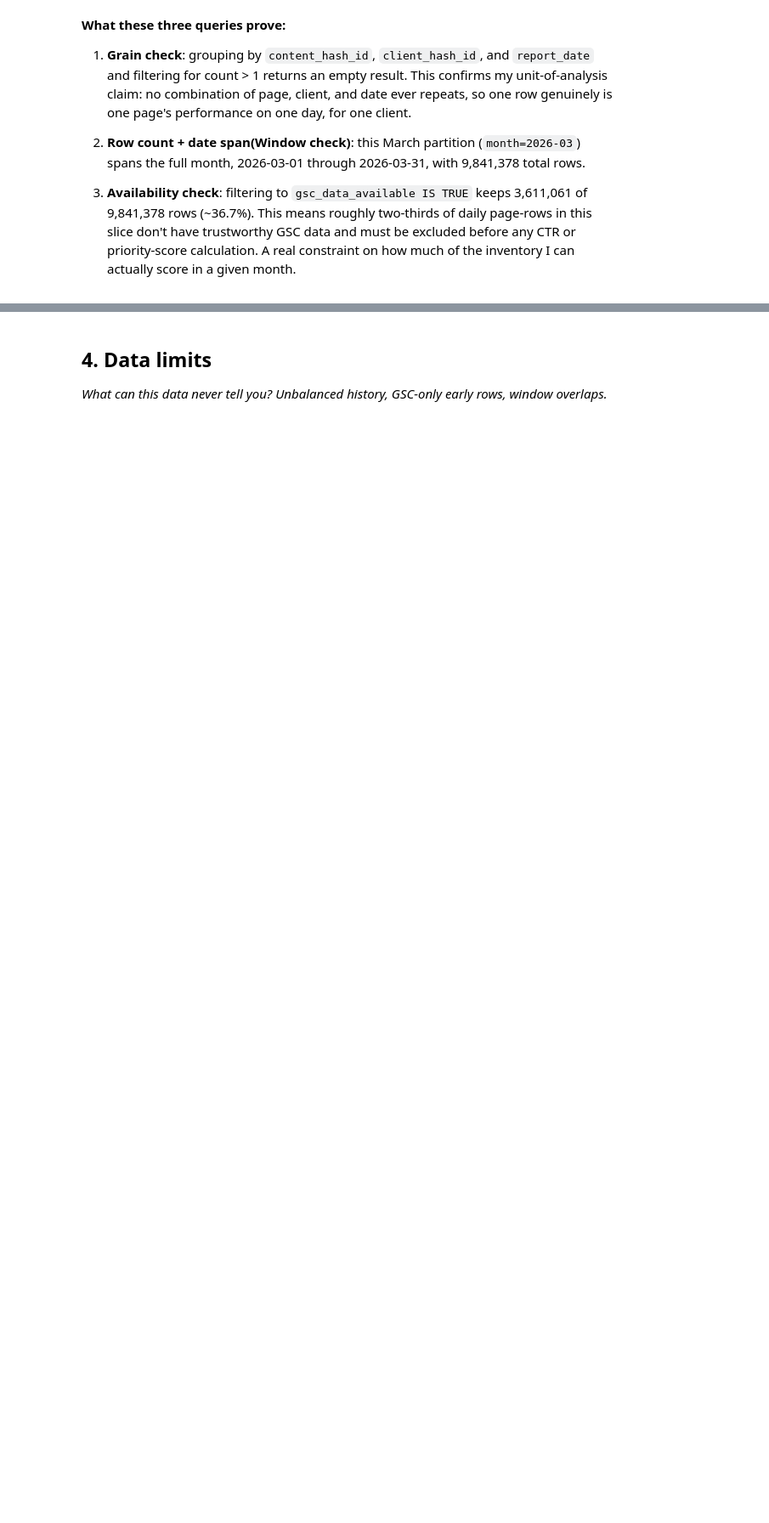
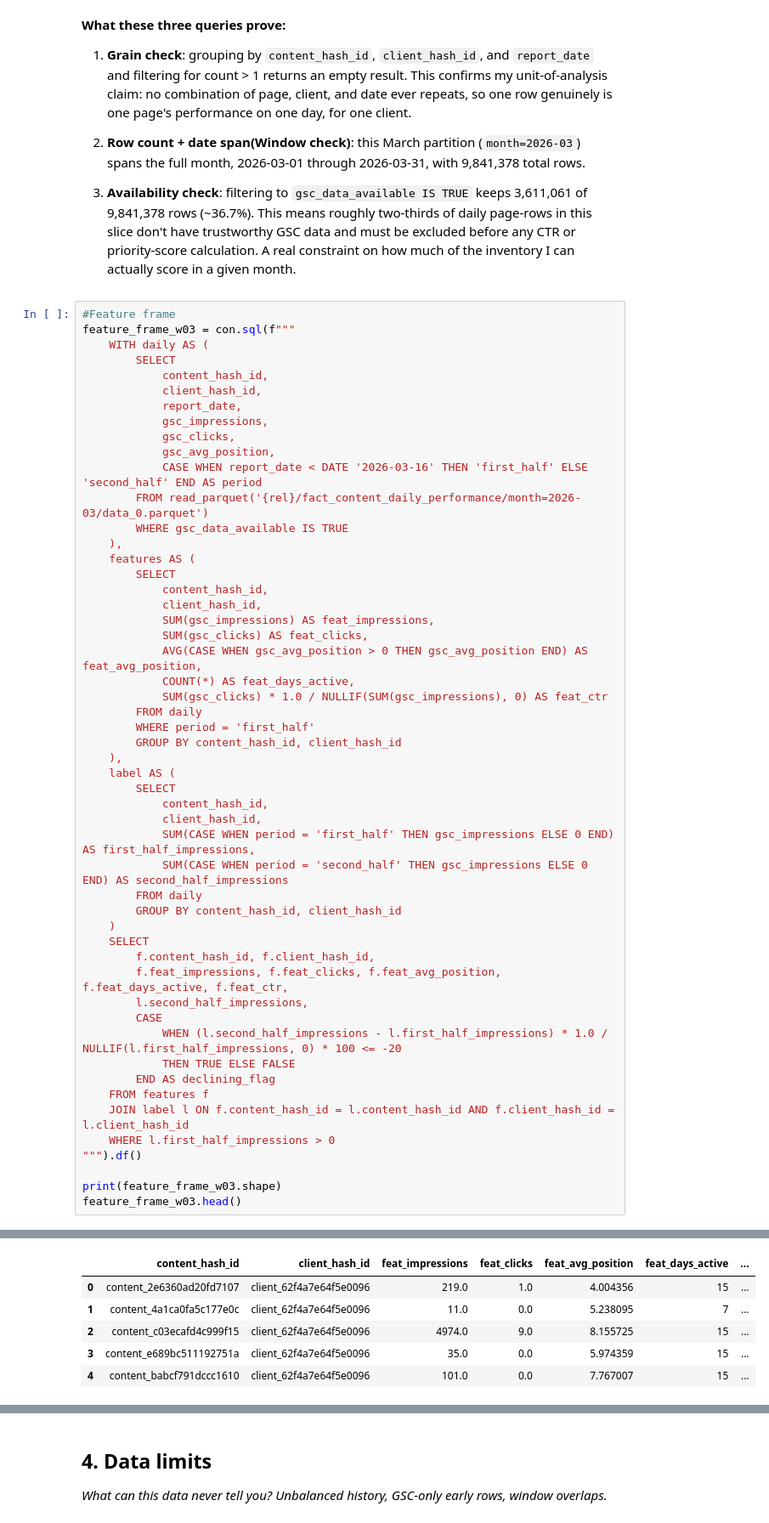
Before and after one commit to salty-arch/Flyrank-Intern, a Jupyter notebook: work/notebooks/w03_data_contract.ipynb, the cells around one changed output, grey strips where cells are left out. Shown at 85% size. Cells and saved outputs as stored; diff of their text form; blank space fills up the shorter version.

Commit message:
Week 3 fix (Added feature frame and leakage trap)

```diff
--- a/work/notebooks/w03_data_contract.ipynb
+++ b/work/notebooks/w03_data_contract.ipynb
@@ -146,3 +146,56 @@ Availability check:
    daily page-rows in this slice don't have trustworthy GSC data and must be
    excluded before any CTR or priority-score calculation. A real constraint
    on how much of the inventory I can actually score in a given month.
+# %%
+#Feature frame
+feature_frame_w03 = con.sql(f"""
+    WITH daily AS (
+        SELECT
+            content_hash_id,
+            client_hash_id,
+            report_date,
+            gsc_impressions,
+            gsc_clicks,
+            gsc_avg_position,
+            CASE WHEN report_date < DATE '2026-03-16' THEN 'first_half' ELSE 'second_half' END AS period
+        FROM read_parquet('{rel}/fact_content_daily_performance/month=2026-03/data_0.parquet')
+        WHERE gsc_data_available IS TRUE
+    ),
+    features AS (
+        SELECT
+            content_hash_id,
+            client_hash_id,
+            SUM(gsc_impressions) AS feat_impressions,
+            SUM(gsc_clicks) AS feat_clicks,
+            AVG(CASE WHEN gsc_avg_position > 0 THEN gsc_avg_position END) AS feat_avg_position,
+            COUNT(*) AS feat_days_active,
+            SUM(gsc_clicks) * 1.0 / NULLIF(SUM(gsc_impressions), 0) AS feat_ctr
+        FROM daily
+        WHERE period = 'first_half'
+        GROUP BY content_hash_id, client_hash_id
+    ),
+    label AS (
+        SELECT
+            content_hash_id,
+            client_hash_id,
+            SUM(CASE WHEN period = 'first_half' THEN gsc_impressions ELSE 0 END) AS first_half_impressions,
+            SUM(CASE WHEN period = 'second_half' THEN gsc_impressions ELSE 0 END) AS second_half_impressions
+        FROM daily
+        GROUP BY content_hash_id, client_hash_id
+    )
+    SELECT
+        f.content_hash_id, f.client_hash_id,
+        f.feat_impressions, f.feat_clicks, f.feat_avg_position, f.feat_days_active, f.feat_ctr,
+        l.second_half_impressions,
+        CASE
+            WHEN (l.second_half_impressions - l.first_half_impressions) * 1.0 / NULLIF(l.first_half_impressions, 0) * 100 <= -20
+            THEN TRUE ELSE FALSE
+        END AS declining_flag
+    FROM features f
+    JOIN label l ON f.content_hash_id = l.content_hash_id AND f.client_hash_id = l.client_hash_id
+    WHERE l.first_half_impressions > 0
+""").df()
+
+print(feature_frame_w03.shape)
+feature_frame_w03.head()
+# %% [output]
@@ -148,0 +203,6 @@ Availability check:
+|  | content_hash_id | client_hash_id | feat_impressions | feat_clicks | feat_avg_position | feat_days_active | ... |
+| 0 | content_2e6360ad20fd7107 | client_62f4a7e64f5e0096 | 219.0 | 1.0 | 4.004356 | 15 | ... |
+| 1 | content_4a1ca0fa5c177e0c | client_62f4a7e64f5e0096 | 11.0 | 0.0 | 5.238095 | 7 | ... |
+| 2 | content_c03ecafd4c999f15 | client_62f4a7e64f5e0096 | 4974.0 | 9.0 | 8.155725 | 15 | ... |
+| 3 | content_e689bc511192751a | client_62f4a7e64f5e0096 | 35.0 | 0.0 | 5.974359 | 15 | ... |
+| 4 | content_babcf791dccc1610 | client_62f4a7e64f5e0096 | 101.0 | 0.0 | 7.767007 | 15 | ... |
```
Also changed, not shown: parts of 5 cells of this notebook.
